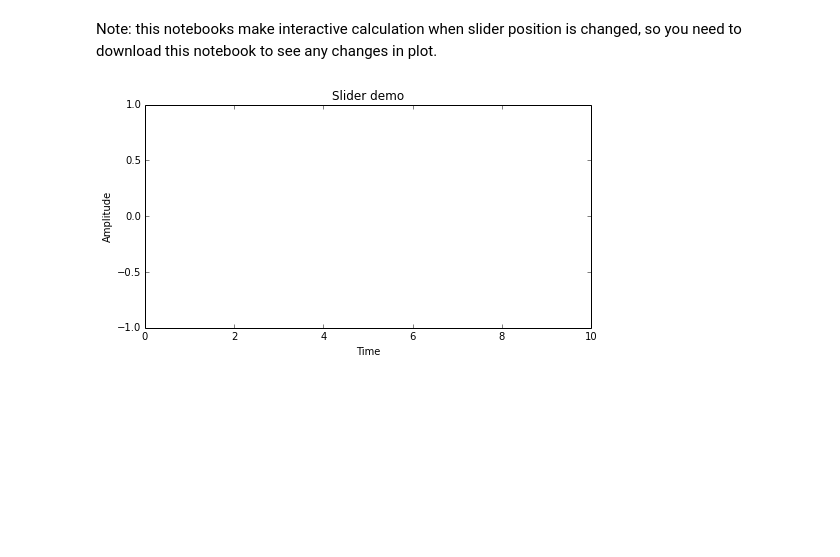
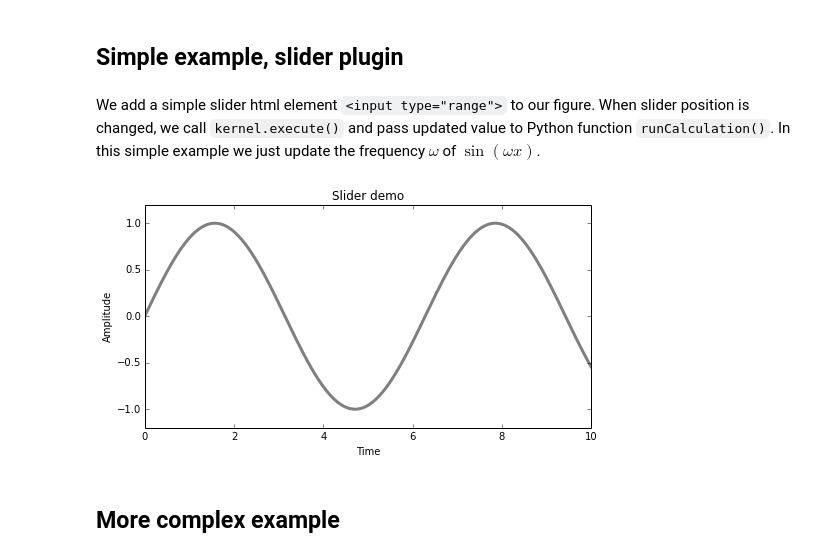
Before and after one commit to mpld3/mpld3, a Jupyter notebook: notebooks/sliderPlugin.ipynb, the cells around one changed output. Cells and saved outputs as stored; diff of their text form; code cells hidden in the pictures; blank space fills up the shorter version.

Commit message:
updated example

```diff
--- a/notebooks/sliderPlugin.ipynb
+++ b/notebooks/sliderPlugin.ipynb
@@ -8,3 +12,7 @@ mpld3.enable_notebook()
+# %% [markdown]
+## Simple example, slider plugin
+# %% [markdown]
+We add a simple slider html element ``<input type="range">`` to our figure. When slider position is changed, we call ``kernel.execute()`` and pass updated value to Python function ``runCalculation()``. In this simple example we just update the frequency $\omega$ of $\sin(\omega x)$.
 # %%
 class SliderView(mpld3.plugins.PluginBase):
     """ Add slider and JavaScript / Python interaction. """
@@ -13,31 +21,34 @@ class SliderView(mpld3.plugins.PluginBase):
     mpld3.register_plugin("sliderview", SliderViewPlugin);
     SliderViewPlugin.prototype = Object.create(mpld3.Plugin.prototype);
     SliderViewPlugin.prototype.constructor = SliderViewPlugin;
-    SliderViewPlugin.prototype.requiredProps = ["idline"];
+    SliderViewPlugin.prototype.requiredProps = ["idline", "callback_func"];
     SliderViewPlugin.prototype.defaultProps = {}
+
     function SliderViewPlugin(fig, props){
         mpld3.Plugin.call(this, fig, props);
     };
 
     SliderViewPlugin.prototype.draw = function(){
       var line = mpld3.get_element(this.props.idline);
+      var callback_func = this.props.callback_func;
 
       var div = d3.select("#" + this.fig.figid);
 
       // Create slider
-      div.append("input").attr("type", "range").attr("min", 0).attr("max", 10).attr("step", 0.1)
+      div.append("input").attr("type", "range").attr("min", 0).attr("max", 10).attr("step", 0.1).attr("value", 1)
           .on("change", function() {
-              var command = "doCalculation("+this.value+")";
+              var command = callback_func + "(" + this.value + ")";
+              console.log("running "+command);
               var callbacks = { 'iopub' : {'output' : handle_output}};
               var kernel = IPython.notebook.kernel;
               kernel.execute(command, callbacks, {silent:false});
           });
 
       function handle_output(out){
-        console.log(out);
+        //console.log(out);
         var res = null;
         // if output is a print statement
-        if(out.msg_type == "stream"){
+        if (out.msg_type == "stream"){
           res = out.content.data;
         }
         // if output is a python object
@@ -47,6 +58,7 @@ class SliderView(mpld3.plugins.PluginBase):
         // if output is a python error
         else if(out.msg_type == "pyerr"){
           res = out.content.ename + ": " + out.content.evalue;
+          alert(res);
         }
         // if output is something we haven't thought of
         else{
@@ -64,8 +76,7 @@ class SliderView(mpld3.plugins.PluginBase):
     };
     """
 
-    def __init__(self, line):
+    def __init__(self, line, callback_func):
         self.dict_ = {"type": "sliderview",
-                      "idline": mpld3.utils.get_id(line)}
+                      "idline": mpld3.utils.get_id(line),
+                      "callback_func": callback_func}
-# %% [markdown]
-Note: this notebooks make interactive calculation when slider position is changed, so you need to download this notebook to see any changes in plot.
@@ -77,18 +83,25 @@ def doCalculation(val1):
 # %%
 import numpy as np
+
+def updateSlider(val1):
+    t = np.linspace(0, 10, 500)
+    y = np.sin(val1*t)
+    return map(list, list(zip(list(t), list(y))))
 
 fig, ax = plt.subplots(figsize=(8, 4))
 
 t = np.linspace(0, 10, 500)
 y = np.sin(t)
 ax.set_xlabel('Time')
 ax.set_ylabel('Amplitude')
 
 # create the line object
-line, = ax.plot(t, y, '-w', lw=3, alpha=0.5)
-ax.set_ylim(-1, 1)
+line, = ax.plot(t, y, '-k', lw=3, alpha=0.5)
+ax.set_ylim(-1.2, 1.2)
 ax.set_title("Slider demo")
 
-mpld3.plugins.connect(fig, SliderView(line))
+mpld3.plugins.connect(fig, SliderView(line, callback_func="updateSlider"))
 # %% [output]
-[figure, old version]
+[figure, new version]
+# %% [markdown]
+## More complex example
```
Also changed, not shown: parts of 11 cells of this notebook.
